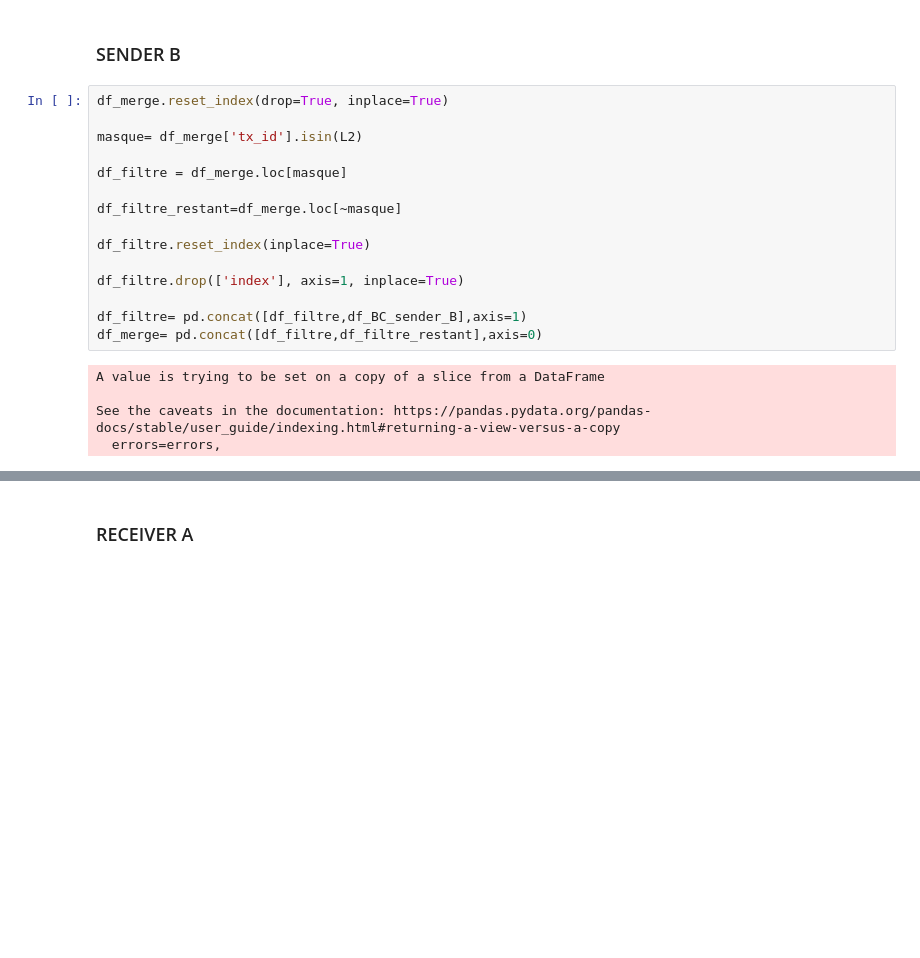
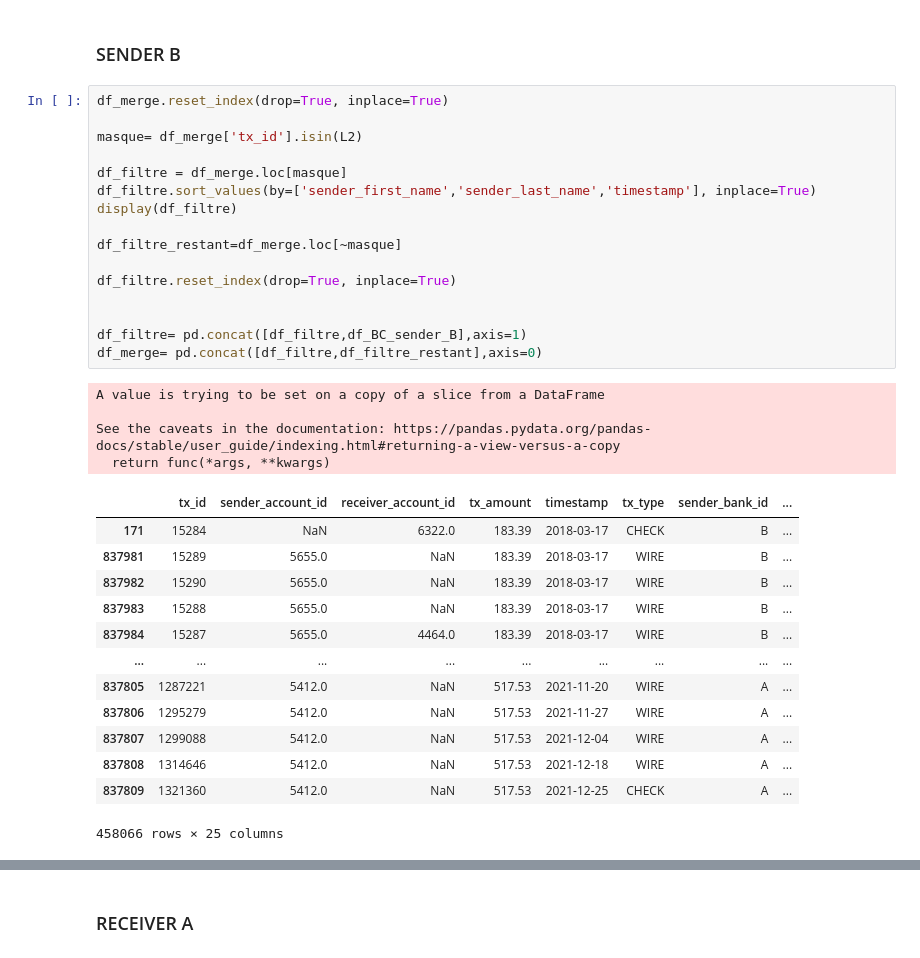
Before and after one commit to CorentinPernot/Statapp, a Jupyter notebook: Notebook/Base_clients_enrichissements.ipynb, the cells around one changed output, grey strips where cells are left out. Saved outputs shown, nothing was run; the diff lists cells and outputs as text; blank space fills up the shorter version.

```diff
--- a/Notebook/Base_clients_enrichissements.ipynb
+++ b/Notebook/Base_clients_enrichissements.ipynb
@@ -522,20 +526,34 @@ df_merge[(df_merge.sender_first_name=='Abel')&(df_merge.sender_last_name=='Eskew
 # %%
 df_merge.reset_index(drop=True, inplace=True)
 
 masque= df_merge['tx_id'].isin(L2)
 
 df_filtre = df_merge.loc[masque]
+df_filtre.sort_values(by=['sender_first_name','sender_last_name','timestamp'], inplace=True)
+display(df_filtre)
 
 df_filtre_restant=df_merge.loc[~masque]
 
-df_filtre.reset_index(inplace=True)
+df_filtre.reset_index(drop=True, inplace=True)
 
-df_filtre.drop(['index'], axis=1, inplace=True)
 
 df_filtre= pd.concat([df_filtre,df_BC_sender_B],axis=1)
 df_merge= pd.concat([df_filtre,df_filtre_restant],axis=0)
 # %% [output]
 A value is trying to be set on a copy of a slice from a DataFrame
 
 See the caveats in the documentation: https://pandas.pydata.org/pandas-docs/stable/user_guide/indexing.html#returning-a-view-versus-a-copy
-  errors=errors,
+  return func(*args, **kwargs)
+|  | tx_id | sender_account_id | receiver_account_id | tx_amount | timestamp | tx_type | sender_bank_id | ... |
+| 171 | 15284 | NaN | 6322.0 | 183.39 | 2018-03-17 | CHECK | B | ... |
+| 837981 | 15289 | 5655.0 | NaN | 183.39 | 2018-03-17 | WIRE | B | ... |
+| 837982 | 15290 | 5655.0 | NaN | 183.39 | 2018-03-17 | WIRE | B | ... |
+| 837983 | 15288 | 5655.0 | NaN | 183.39 | 2018-03-17 | WIRE | B | ... |
+| 837984 | 15287 | 5655.0 | 4464.0 | 183.39 | 2018-03-17 | WIRE | B | ... |
+| ... | ... | ... | ... | ... | ... | ... | ... | ... |
+| 837805 | 1287221 | 5412.0 | NaN | 517.53 | 2021-11-20 | WIRE | A | ... |
+| 837806 | 1295279 | 5412.0 | NaN | 517.53 | 2021-11-27 | WIRE | A | ... |
+| 837807 | 1299088 | 5412.0 | NaN | 517.53 | 2021-12-04 | WIRE | A | ... |
+| 837808 | 1314646 | 5412.0 | NaN | 517.53 | 2021-12-18 | WIRE | A | ... |
+| 837809 | 1321360 | 5412.0 | NaN | 517.53 | 2021-12-25 | CHECK | A | ... |
+458066 rows × 25 columns
```
Also changed, not shown: parts of 11 cells of this notebook.
